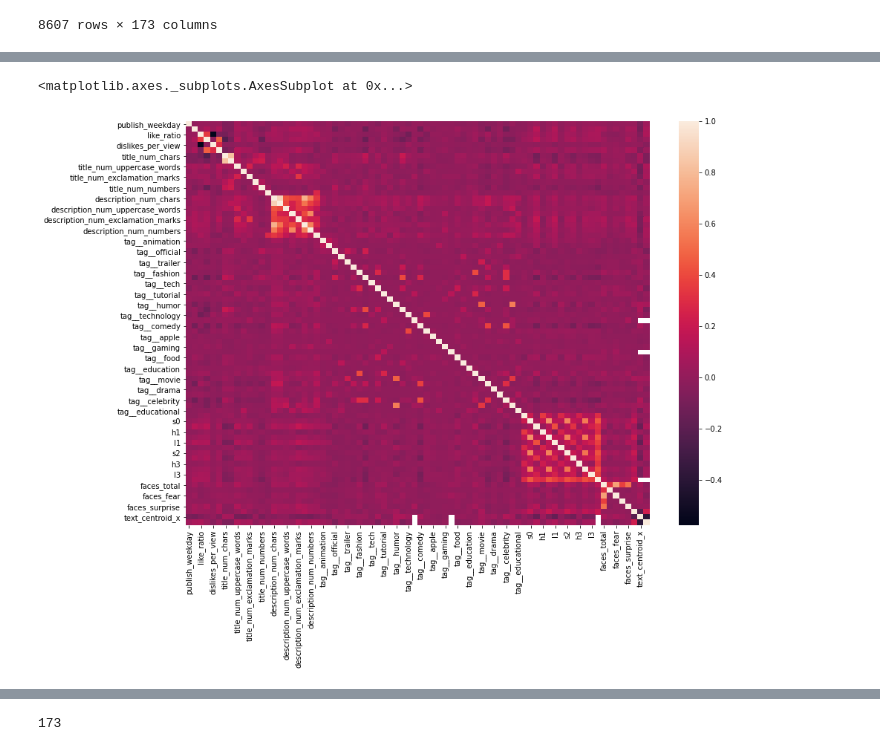
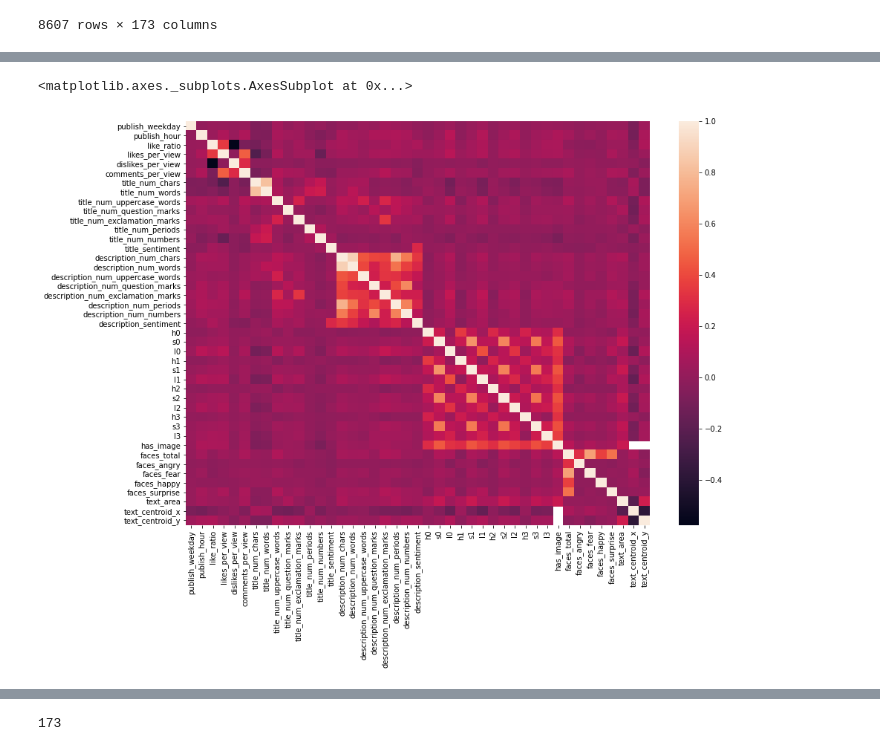
Before and after one commit to hejmsdz/youtube-trending-prediction, a Jupyter notebook: notebooks/03b_feature_selection.ipynb, the cells around one changed output, grey strips where cells are left out. Drawn from its saved outputs; the diff is of its cells as text; code cells hidden in the pictures.

```diff
--- a/notebooks/03b_feature_selection.ipynb
+++ b/notebooks/03b_feature_selection.ipynb
@@ -56,11 +40,11 @@ zero_variance_columns
 # %%
-words = [col for col in features_.columns if col.startswith('title__') or col.startswith('description__')]
+words = [col for col in features_.columns if col.startswith('title__') or col.startswith('description__') or col.startswith('tag__')]
 without_words = features_.drop(columns=words)
 plt.figure(figsize=(14, 10))
 sns.heatmap(without_words.corr())
 # %% [output]
 <matplotlib.axes._subplots.AxesSubplot at 0x...>
-[figure, old version]
+[figure, new version]
 # %%
 obviously_related_pairs = [
     ('likes_per_view', 'dislikes_per_view'),
```
Also changed, not shown: parts of 9 cells of this notebook, 2 other files.
